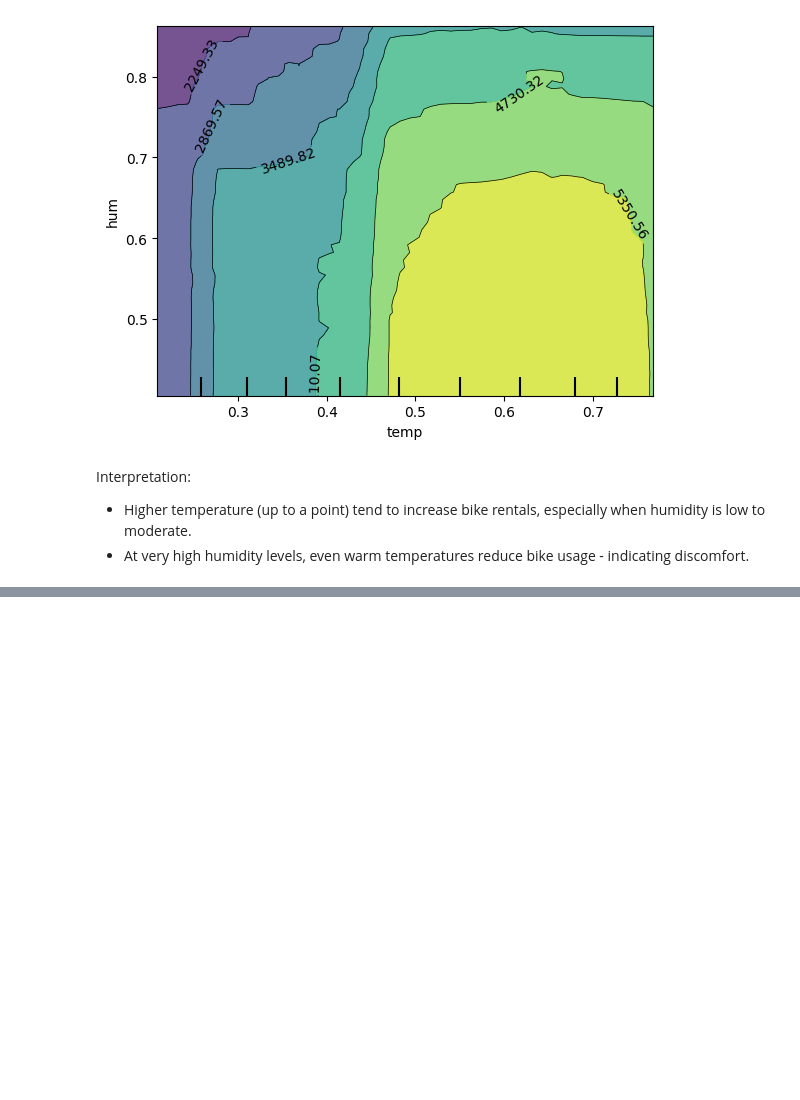
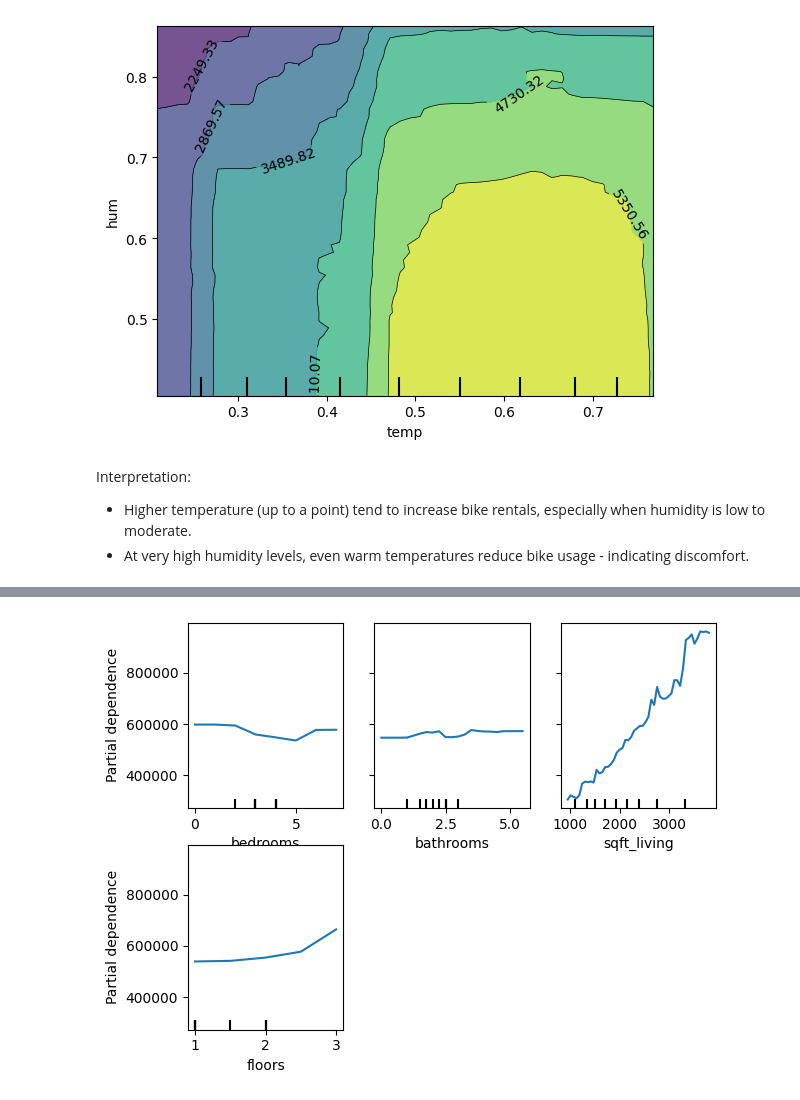
Before and after one commit to mdeppra/exercise-version-control, a Jupyter notebook: partial_dependency_plot.ipynb, the cells around one changed output, grey strips where cells are left out. Saved outputs shown, nothing was run; the diff lists cells and outputs as text; code cells hidden in the pictures; blank space fills up the shorter version.

```diff
--- a/partial_dependency_plot.ipynb
+++ b/partial_dependency_plot.ipynb
@@ -94,0 +103,3 @@ Interpretation:
+# %%
+df = pd.read_csv("kc_house_data.csv")
+df.head(n=2)
@@ -94,0 +111,28 @@ Interpretation:
+# %%
+# Sample to reduce size
+df_sample = df.sample(n=1000, random_state=42)
+
+# Select features and target
+features = ['bedrooms', 'bathrooms', 'sqft_living', 'sqft_lot', 'floors', 'yr_built']
+target = 'price'
+
+X = df_sample[features]
+y = df_sample[target]
+
+# Train model
+model = RandomForestRegressor(n_estimators=100, random_state=42)
+model.fit(X, y)
+
+# Generate PDP plots for selected features
+display = PartialDependenceDisplay.from_estimator(
+    model,
+    X,
+    features=['bedrooms', 'bathrooms', 'sqft_living', 'floors'],
+    kind='average',
+    grid_resolution=50
+)
+
+plt.tight_layout()
+plt.show()
+# %% [output]
+[figure, added]
```
Also changed, not shown: parts of 4 cells of this notebook.
